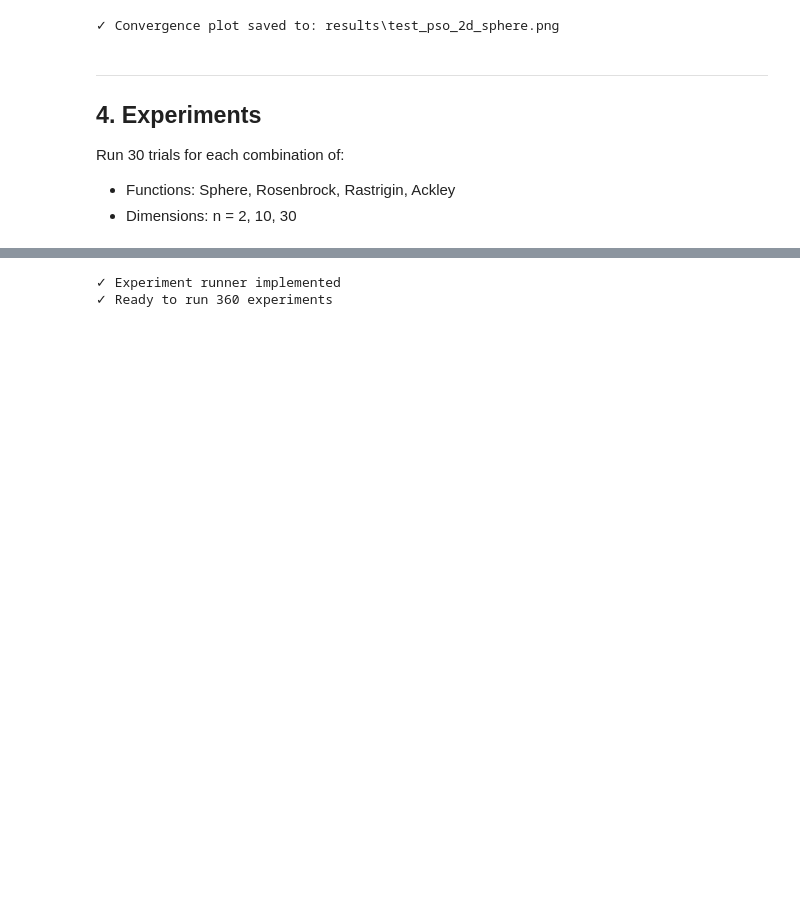
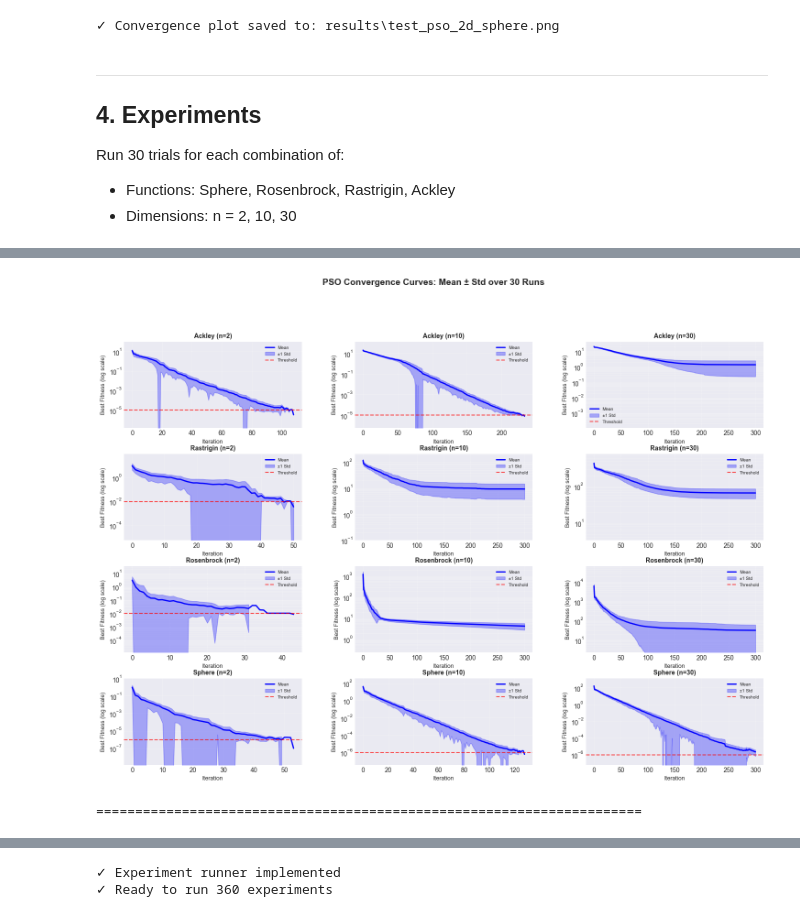
Before and after one commit to QuasimodoCodes/4610-Final, a Jupyter notebook: particle_swarm_project/pso_analysis.ipynb, the cells around one changed output, grey strips where cells are left out. Saved outputs shown, nothing was run; the diff lists cells and outputs as text; code cells hidden in the pictures; blank space fills up the shorter version.

```diff
--- a/particle_swarm_project/pso_analysis.ipynb
+++ b/particle_swarm_project/pso_analysis.ipynb
@@ -778 +804,77 @@ Total experiments: 4 × 3 × 30 = 360
 ======================================================================
+# %%
+# ============================================================================
+# STEP 4.1: CONVERGENCE PLOTS (LOG-SCALE)
+# ============================================================================
+
+import matplotlib.pyplot as plt
+from matplotlib.gridspec import GridSpec
+
+def plot_convergence_curves():
+    """
+    Generate convergence plots for each function and dimension.
+    Shows mean convergence with std deviation bands.
+    """
+    functions = sorted(df_results['function'].unique())
+    dimensions = sorted(df_results['dimension'].unique())
+
+    # Create a figure with subplots
+    fig = plt.figure(figsize=(18, 12))
+    gs = GridSpec(len(functions), len(dimensions), figure=fig, hspace=0.3, wspace=0.3)
+
+    for i, func_name in enumerate(functions):
+        for j, dim in enumerate(dimensions):
+            ax = fig.add_subplot(gs[i, j])
+
+            # Filter data for this function and dimension
+            mask = (df_histories['function'] == func_name) & (df_histories['dimension'] == dim)
+            data = df_histories[mask]
+
+            if len(data) == 0:
+                continue
+
+            # Calculate mean and std across runs
+            grouped = data.groupby('iteration')['fitness'].agg(['mean', 'std', 'min', 'max'])
+            iterations = grouped.index.values
+            mean_fitness = grouped['mean'].values
+            std_fitness = grouped['std'].values
+
+            # Plot mean with std band
+            ax.semilogy(iterations, mean_fitness, 'b-', linewidth=2, label='Mean')
+            ax.fill_between(iterations,
+                           np.maximum(mean_fitness - std_fitness, 1e-15),
+                           mean_fitness + std_fitness,
+                           alpha=0.3, color='blue', label='±1 Std')
+
+            # Add threshold line
+            func_obj = benchmark_functions[func_name]
+            ax.axhline(y=func_obj.threshold, color='r', linestyle='--',
+                      linewidth=1.5, alpha=0.7, label=f'Threshold')
+
+            # Formatting
+            ax.set_xlabel('Iteration', fontsize=9)
+            ax.set_ylabel('Best Fitness (log scale)', fontsize=9)
+            ax.set_title(f'{func_name} (n={dim})', fontsize=10, fontweight='bold')
+            ax.grid(True, alpha=0.3, which='both')
+            ax.legend(fontsize=7, loc='best')
+
+            # Set y-axis limits
+            ax.set_ylim(bottom=max(1e-10, grouped['min'].min() * 0.1))
+
+    plt.suptitle('PSO Convergence Curves: Mean ± Std over 30 Runs',
+                 fontsize=14, fontweight='bold', y=0.995)
+
+    # Save figure
+    filename = results_dir / 'convergence_curves_all.png'
+    plt.savefig(filename, dpi=300, bbox_inches='tight')
+    print(f"✓ Convergence curves saved to: {filename}")
+    plt.show()
+
+    return fig
+
+# Generate convergence plots
+print("\nGenerating convergence plots...")
+print("=" * 70)
+fig_conv = plot_convergence_curves()
+print("=" * 70)
+# %% [output]
@@ -778,0 +885,2 @@ Total experiments: 4 × 3 × 30 = 360
+[figure, added]
+======================================================================
```
Also changed, not shown: parts of 14 cells of this notebook, 7 other files.
